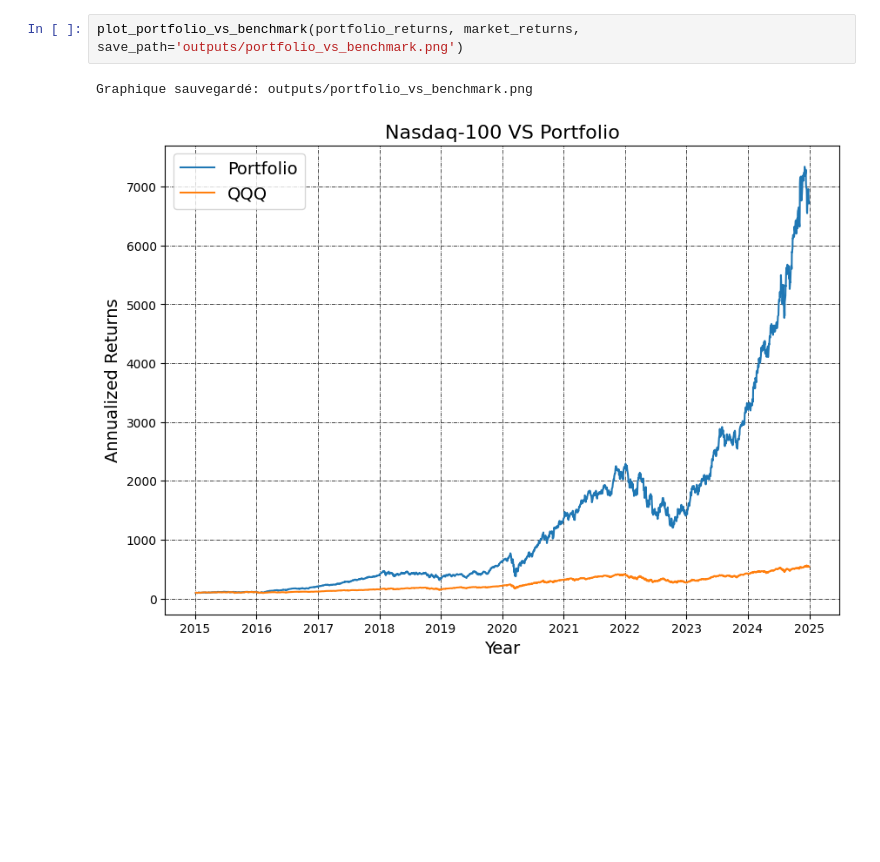
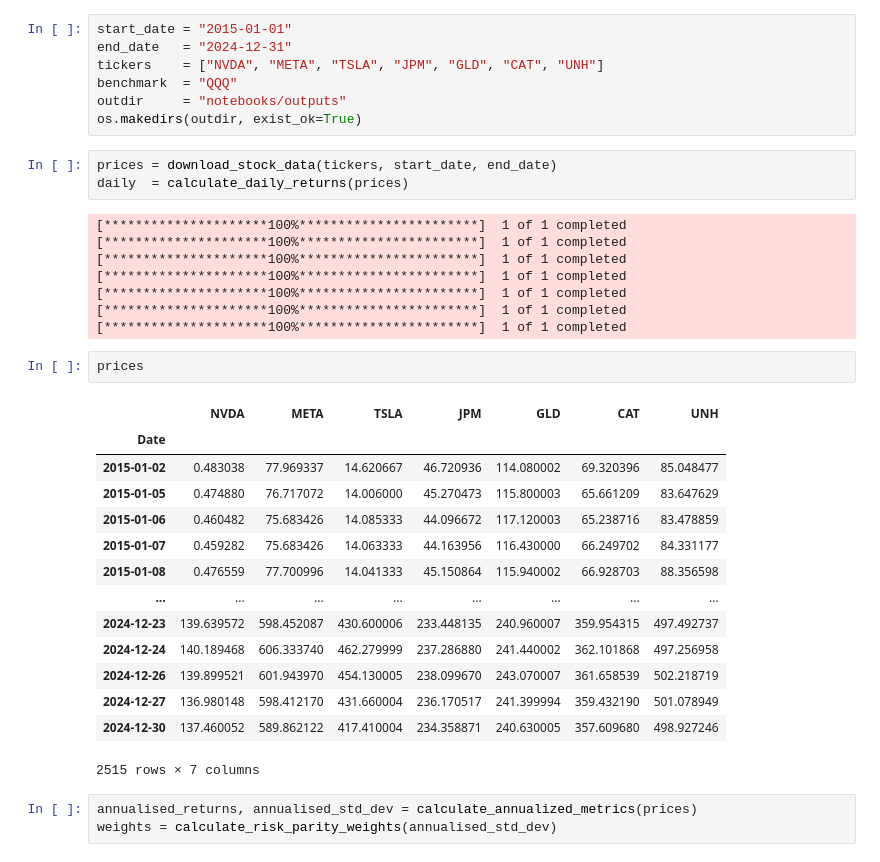
Before and after one commit to CodWithRyan/portfolio_perf_analysis, a Jupyter notebook: notebooks/nb_risk_parity.ipynb, the cells around one changed output. Saved outputs shown, nothing was run; the diff lists cells and outputs as text; blank space fills up the shorter version.

```diff
--- a/notebooks/nb_risk_parity.ipynb
+++ b/notebooks/nb_risk_parity.ipynb
@@ -66,5 +20,38 @@ Graphique sauvegardé: outputs/monthly_heatmap.png
-# %%
-plot_portfolio_vs_benchmark(portfolio_returns, market_returns, save_path='outputs/portfolio_vs_benchmark.png')
-# %% [output]
-Graphique sauvegardé: outputs/portfolio_vs_benchmark.png
-[figure, removed]
+# %%
+start_date = "2015-01-01"
+end_date   = "2024-12-31"
+tickers    = ["NVDA", "META", "TSLA", "JPM", "GLD", "CAT", "UNH"]
+benchmark  = "QQQ"
+outdir     = "notebooks/outputs"
+os.makedirs(outdir, exist_ok=True)
+# %%
+prices = download_stock_data(tickers, start_date, end_date)
+daily  = calculate_daily_returns(prices)
+# %% [output]
+[*********************100%***********************]  1 of 1 completed
+[*********************100%***********************]  1 of 1 completed
+[*********************100%***********************]  1 of 1 completed
+[*********************100%***********************]  1 of 1 completed
+[*********************100%***********************]  1 of 1 completed
+[*********************100%***********************]  1 of 1 completed
+[*********************100%***********************]  1 of 1 completed
+# %%
+prices
+# %% [output]
+|  | NVDA | META | TSLA | JPM | GLD | CAT | UNH |
+| Date |  |  |  |  |  |  |  |
+| 2015-01-02 | 0.483038 | 77.969337 | 14.620667 | 46.720936 | 114.080002 | 69.320396 | 85.048477 |
+| 2015-01-05 | 0.474880 | 76.717072 | 14.006000 | 45.270473 | 115.800003 | 65.661209 | 83.647629 |
+| 2015-01-06 | 0.460482 | 75.683426 | 14.085333 | 44.096672 | 117.120003 | 65.238716 | 83.478859 |
+| 2015-01-07 | 0.459282 | 75.683426 | 14.063333 | 44.163956 | 116.430000 | 66.249702 | 84.331177 |
+| 2015-01-08 | 0.476559 | 77.700996 | 14.041333 | 45.150864 | 115.940002 | 66.928703 | 88.356598 |
+| ... | ... | ... | ... | ... | ... | ... | ... |
+| 2024-12-23 | 139.639572 | 598.452087 | 430.600006 | 233.448135 | 240.960007 | 359.954315 | 497.492737 |
+| 2024-12-24 | 140.189468 | 606.333740 | 462.279999 | 237.286880 | 241.440002 | 362.101868 | 497.256958 |
+| 2024-12-26 | 139.899521 | 601.943970 | 454.130005 | 238.099670 | 243.070007 | 361.658539 | 502.218719 |
+| 2024-12-27 | 136.980148 | 598.412170 | 431.660004 | 236.170517 | 241.399994 | 359.432190 | 501.078949 |
+| 2024-12-30 | 137.460052 | 589.862122 | 417.410004 | 234.358871 | 240.630005 | 357.609680 | 498.927246 |
+2515 rows × 7 columns
+# %%
+annualised_returns, annualised_std_dev = calculate_annualized_metrics(prices)
+weights = calculate_risk_parity_weights(annualised_std_dev)
```
Also changed, not shown: parts of 13 cells of this notebook, 9 other files.
